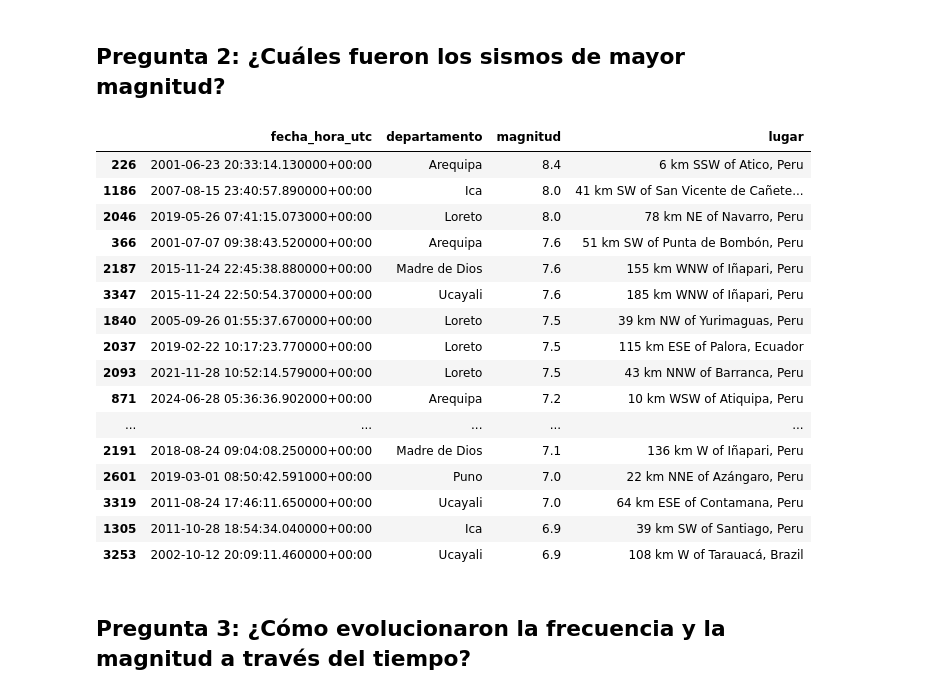
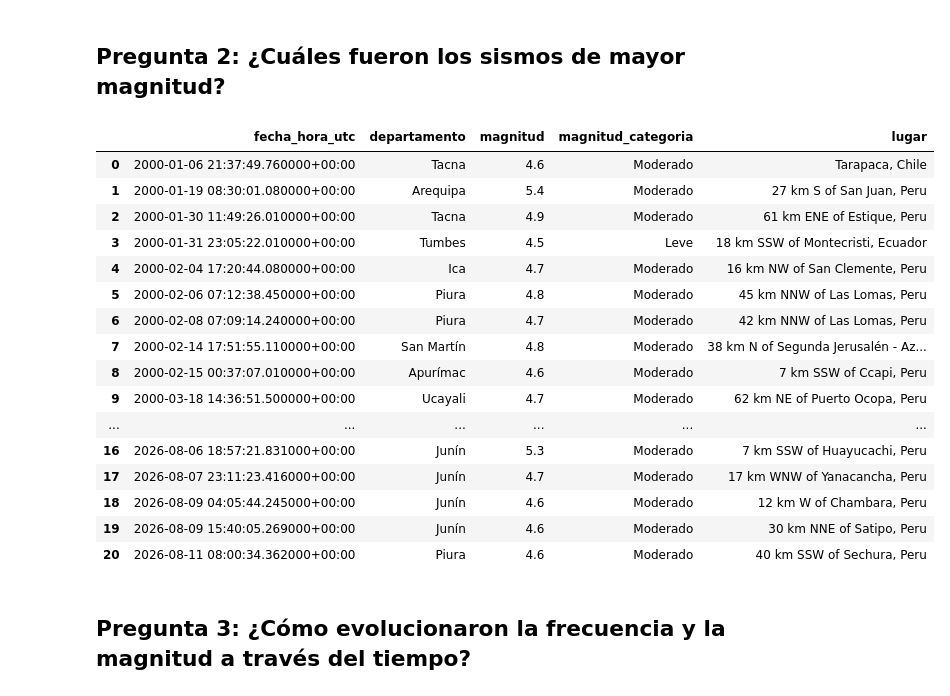
Before and after one commit to Abrahan96/proyecto-final-sismos-peru, a Jupyter notebook: sismos_peru_etl_autonomo.ipynb, the cells around one changed output. Saved outputs shown, nothing was run; the diff lists cells and outputs as text; code cells hidden in the pictures.

```diff
--- a/sismos_peru_etl_autonomo.ipynb
+++ b/sismos_peru_etl_autonomo.ipynb
@@ -78,31 +78,53 @@ fig.update_layout(showlegend=False)
 fig.show()
 # %% [markdown]
 ## Pregunta 2: ¿Cuáles fueron los sismos de mayor magnitud?
-# %%
-mayores = df.nlargest(20, 'magnitud').sort_values('magnitud')
-fig = px.bar(mayores, x='magnitud', y='departamento', orientation='h',
-             hover_data=['fecha_hora_utc', 'lugar', 'profundidad_km'],
-             title='Los 20 sismos de mayor magnitud')
-fig.show()
-mayores[['fecha_hora_utc', 'departamento', 'magnitud', 'lugar']].sort_values('magnitud', ascending=False)
-# %% [output]
-|  | fecha_hora_utc | departamento | magnitud | lugar |
-| 226 | 2001-06-23 20:33:14.130000+00:00 | Arequipa | 8.4 | 6 km SSW of Atico, Peru |
-| 1186 | 2007-08-15 23:40:57.890000+00:00 | Ica | 8.0 | 41 km SW of San Vicente de Cañete... |
-| 2046 | 2019-05-26 07:41:15.073000+00:00 | Loreto | 8.0 | 78 km NE of Navarro, Peru |
-| 366 | 2001-07-07 09:38:43.520000+00:00 | Arequipa | 7.6 | 51 km SW of Punta de Bombón, Peru |
-| 2187 | 2015-11-24 22:45:38.880000+00:00 | Madre de Dios | 7.6 | 155 km WNW of Iñapari, Peru |
-| 3347 | 2015-11-24 22:50:54.370000+00:00 | Ucayali | 7.6 | 185 km WNW of Iñapari, Peru |
-| 1840 | 2005-09-26 01:55:37.670000+00:00 | Loreto | 7.5 | 39 km NW of Yurimaguas, Peru |
-| 2037 | 2019-02-22 10:17:23.770000+00:00 | Loreto | 7.5 | 115 km ESE of Palora, Ecuador |
-| 2093 | 2021-11-28 10:52:14.579000+00:00 | Loreto | 7.5 | 43 km NNW of Barranca, Peru |
-| 871 | 2024-06-28 05:36:36.902000+00:00 | Arequipa | 7.2 | 10 km WSW of Atiquipa, Peru |
-| ... | ... | ... | ... | ... |
-| 2191 | 2018-08-24 09:04:08.250000+00:00 | Madre de Dios | 7.1 | 136 km W of Iñapari, Peru |
-| 2601 | 2019-03-01 08:50:42.591000+00:00 | Puno | 7.0 | 22 km NNE of Azángaro, Peru |
-| 3319 | 2011-08-24 17:46:11.650000+00:00 | Ucayali | 7.0 | 64 km ESE of Contamana, Peru |
-| 1305 | 2011-10-28 18:54:34.040000+00:00 | Ica | 6.9 | 39 km SW of Santiago, Peru |
-| 3253 | 2002-10-12 20:09:11.460000+00:00 | Ucayali | 6.9 | 108 km W of Tarauacá, Brazil |
+# %%
+import pandas as pd
+import plotly.express as px
+
+orden = ['Leve', 'Moderado', 'Fuerte', 'Muy fuerte', 'Extremo']
+
+fig = px.scatter(
+    df.sort_values('fecha_hora_utc'),
+    x='fecha_hora_utc', y='magnitud',
+    color='magnitud_categoria', size='magnitud',
+    category_orders={'magnitud_categoria': orden},
+    hover_data=['departamento', 'distrito', 'profundidad_km', 'lugar'],
+    labels={
+        'fecha_hora_utc': 'Fecha',
+        'magnitud_categoria': 'Categoría de magnitud'
+    },
+    title='Distribución de los sismos según su magnitud a lo largo del tiempo'
+)
+fig.show()
+
+columnas = [
+    'fecha_hora_utc', 'departamento', 'magnitud',
+    'magnitud_categoria', 'lugar'
+]
+
+tabla = df[columnas].sort_values('fecha_hora_utc').reset_index(drop=True)
+puntos = pd.DataFrame([['...'] * len(columnas)], columns=columnas)
+
+pd.concat([tabla.head(10), puntos, tabla.tail(10)], ignore_index=True)
+# %% [output]
+|  | fecha_hora_utc | departamento | magnitud | magnitud_categoria | lugar |
+| 0 | 2000-01-06 21:37:49.760000+00:00 | Tacna | 4.6 | Moderado | Tarapaca, Chile |
+| 1 | 2000-01-19 08:30:01.080000+00:00 | Arequipa | 5.4 | Moderado | 27 km S of San Juan, Peru |
+| 2 | 2000-01-30 11:49:26.010000+00:00 | Tacna | 4.9 | Moderado | 61 km ENE of Estique, Peru |
+| 3 | 2000-01-31 23:05:22.010000+00:00 | Tumbes | 4.5 | Leve | 18 km SSW of Montecristi, Ecuador |
+| 4 | 2000-02-04 17:20:44.080000+00:00 | Ica | 4.7 | Moderado | 16 km NW of San Clemente, Peru |
+| 5 | 2000-02-06 07:12:38.450000+00:00 | Piura | 4.8 | Moderado | 45 km NNW of Las Lomas, Peru |
+| 6 | 2000-02-08 07:09:14.240000+00:00 | Piura | 4.7 | Moderado | 42 km NNW of Las Lomas, Peru |
+| 7 | 2000-02-14 17:51:55.110000+00:00 | San Martín | 4.8 | Moderado | 38 km N of Segunda Jerusalén - Az... |
+| 8 | 2000-02-15 00:37:07.010000+00:00 | Apurímac | 4.6 | Moderado | 7 km SSW of Ccapi, Peru |
+| 9 | 2000-03-18 14:36:51.500000+00:00 | Ucayali | 4.7 | Moderado | 62 km NE of Puerto Ocopa, Peru |
+| ... | ... | ... | ... | ... | ... |
+| 16 | 2026-08-06 18:57:21.831000+00:00 | Junín | 5.3 | Moderado | 7 km SSW of Huayucachi, Peru |
+| 17 | 2026-08-07 23:11:23.416000+00:00 | Junín | 4.7 | Moderado | 17 km WNW of Yanacancha, Peru |
+| 18 | 2026-08-09 04:05:44.245000+00:00 | Junín | 4.6 | Moderado | 12 km W of Chambara, Peru |
+| 19 | 2026-08-09 15:40:05.269000+00:00 | Junín | 4.6 | Moderado | 30 km NNE of Satipo, Peru |
+| 20 | 2026-08-11 08:00:34.362000+00:00 | Piura | 4.6 | Moderado | 40 km SSW of Sechura, Peru |
 # %% [markdown]
 ## Pregunta 3: ¿Cómo evolucionaron la frecuencia y la magnitud a través del tiempo?
 # %%
```
